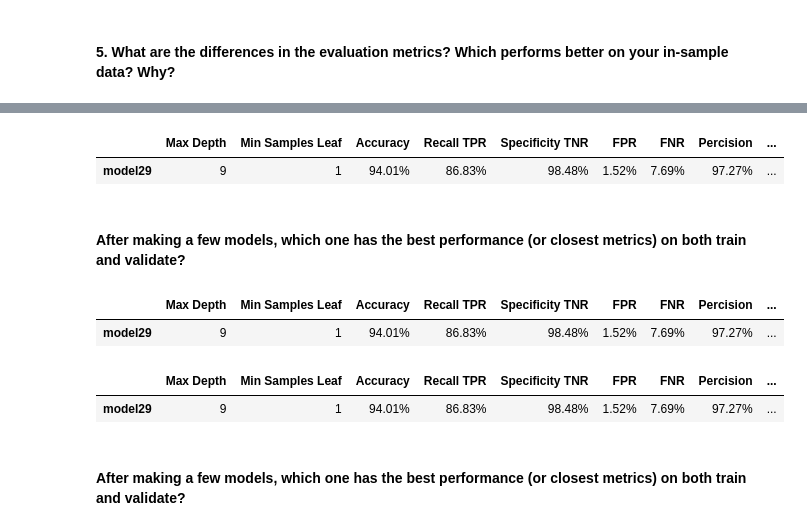
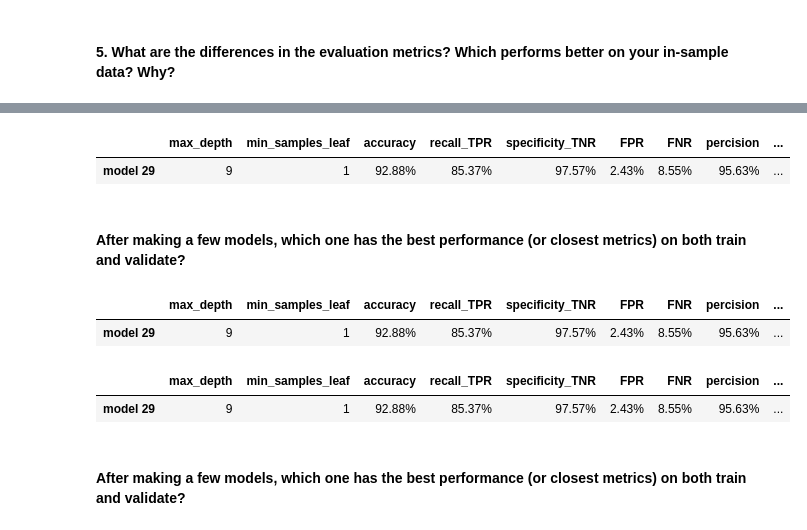
Before and after one commit to morgancross2/classification-exercises, a Jupyter notebook: model.ipynb, the cells around one changed output, grey strips where cells are left out. Saved outputs shown, nothing was run; the diff lists cells and outputs as text; code cells hidden in the pictures.

```diff
--- a/model.ipynb
+++ b/model.ipynb
@@ -431,3 +443,8 @@ pd.Series(dict(zip(X_train.columns, model2.feature_importances_))).plot.barh(xla
 # Fiber optic, month-to-month contracts, and tenure are the top 3 features when determining churn
 # %% [markdown]
 # RANDOM FOREST
+# %%
+titanic = acquire.get_titanic_data()
+titanic = prepare.prep_titanic(titanic)
+train, val, test = prepare.split_data(titanic, 'survived')
+train.head()
@@ -434,3 +458,10 @@ pd.Series(dict(zip(X_train.columns, model2.feature_importances_))).plot.barh(xla
+# %%
+y_train = train.survived
+X_train = train.drop(columns=['survived', 'passenger_id', 'sibsp', 'parch', 'embark_town_Queenstown','embark_town_Southampton'])
+X_val = val.drop(columns=['survived','passenger_id', 'sibsp', 'parch', 'embark_town_Queenstown','embark_town_Southampton'])
+y_val = val.survived
+X_test = test.drop(columns=['survived','passenger_id', 'sibsp', 'parch', 'embark_town_Queenstown','embark_town_Southampton'])
+y_test = test.survived
 # %% [markdown]
 #### 1. Fit the Random Forest classifier to your training sample and transform (i.e. make predictions on the training sample) setting the random_state accordingly and setting min_samples_leaf = 1 and max_depth = 10.
 # %%
@@ -553,7 +586,7 @@ def binary_randomforest_data(train, X_train, y_train, target):
 # %%
 # Different depths
 # %%
-rf_train_data = binary_randomforest_data(train, X_train, y_train, 'survived')
+rf_train_data = model.binary_randomforest_data(train, X_train, y_train, 'survived')
 # %% [markdown]
 #### 5. What are the differences in the evaluation metrics? Which performs better on your in-sample data? Why?
 # %%
@@ -579,20 +612,20 @@ rf_train_data
 # %%
-rf_train_data[rf_train_data.Accuracy == rf_train_data.Accuracy.max()]
+rf_train_data[rf_train_data.accuracy == rf_train_data.accuracy.max()]
 # %% [output]
-|  | Max Depth | Min Samples Leaf | Accuracy | Recall TPR | Specificity TNR | FPR | FNR | Percision | ... |
-| model29 | 9 | 1 | 94.01% | 86.83% | 98.48% | 1.52% | 7.69% | 97.27% | ... |
+|  | max_depth | min_samples_leaf | accuracy | recall_TPR | specificity_TNR | FPR | FNR | percision | ... |
+| model 29 | 9 | 1 | 92.88% | 85.37% | 97.57% | 2.43% | 8.55% | 95.63% | ... |
 # %% [markdown]
 #### After making a few models, which one has the best performance (or closest metrics) on both train and validate?
 # %%
-rf_train_data[rf_train_data['Recall TPR'] == rf_train_data['Recall TPR'].max()]
+rf_train_data[rf_train_data['recall_TPR'] == rf_train_data['recall_TPR'].max()]
 # %% [output]
-|  | Max Depth | Min Samples Leaf | Accuracy | Recall TPR | Specificity TNR | FPR | FNR | Percision | ... |
-| model29 | 9 | 1 | 94.01% | 86.83% | 98.48% | 1.52% | 7.69% | 97.27% | ... |
+|  | max_depth | min_samples_leaf | accuracy | recall_TPR | specificity_TNR | FPR | FNR | percision | ... |
+| model 29 | 9 | 1 | 92.88% | 85.37% | 97.57% | 2.43% | 8.55% | 95.63% | ... |
 # %%
-rf_train_data[rf_train_data['Specificity TNR'] == rf_train_data['Specificity TNR'].max()]
+rf_train_data[rf_train_data['specificity_TNR'] == rf_train_data['specificity_TNR'].max()]
 # %% [output]
-|  | Max Depth | Min Samples Leaf | Accuracy | Recall TPR | Specificity TNR | FPR | FNR | Percision | ... |
-| model29 | 9 | 1 | 94.01% | 86.83% | 98.48% | 1.52% | 7.69% | 97.27% | ... |
+|  | max_depth | min_samples_leaf | accuracy | recall_TPR | specificity_TNR | FPR | FNR | percision | ... |
+| model 29 | 9 | 1 | 92.88% | 85.37% | 97.57% | 2.43% | 8.55% | 95.63% | ... |
 # %%
 # The minimum number of samples leafs and the maximum depth will always perform best because it is overfitting the dataset.
 # %% [markdown]
```
Also changed, not shown: parts of 52 cells of this notebook.
